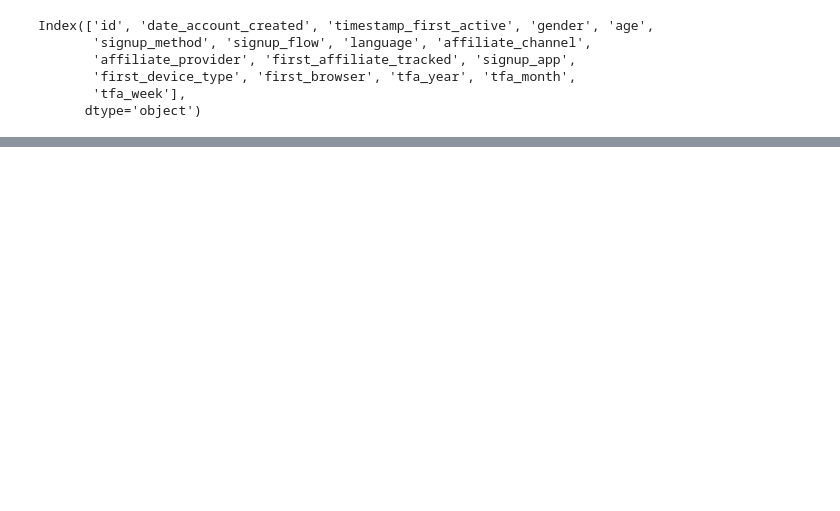
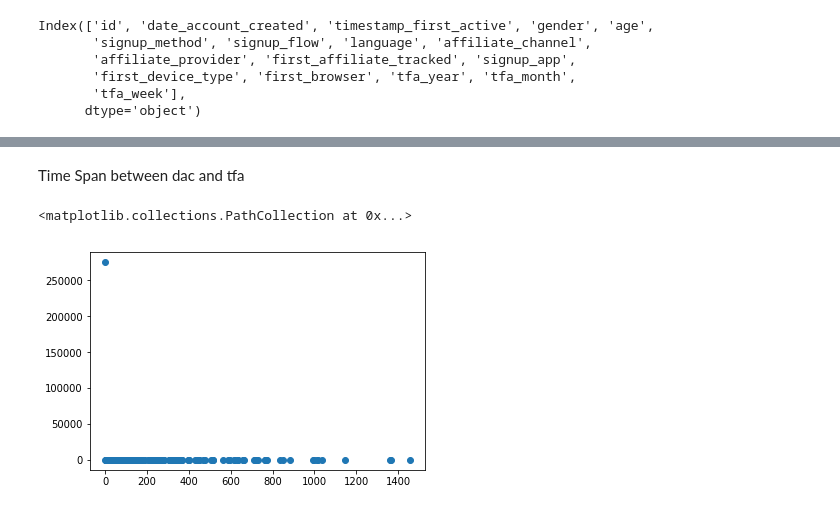
Before and after one commit to Payne098/airbnb, a Jupyter notebook: airbnb_FeatureEngineering.ipynb, the cells around one changed output, grey strips where cells are left out. Cells and saved outputs as stored; diff of their text form; code cells hidden in the pictures; blank space fills up the shorter version.

```diff
--- a/airbnb_FeatureEngineering.ipynb
+++ b/airbnb_FeatureEngineering.ipynb
@@ -360,0 +381,7 @@ Index(['id', 'date_account_created', 'timestamp_first_active', 'gender', 'age',
+# %%
+df['tfa_season'] = np.array([get_season(dt) for dt in tfa])
+# %%
+#one hot encoding
+df_tfa_season = pd.get_dummies(df.tfa_season, prefix = 'tfa_season')
+df = pd.concat((df, df_tfa_season), axis = 1)
+df.drop(['tfa_season'], axis = 1, inplace = True)
@@ -360,0 +401,2 @@ Index(['id', 'date_account_created', 'timestamp_first_active', 'gender', 'age',
+# %%
+dac = pd.to_datetime(df.date_account_created)
@@ -360,0 +431,9 @@ Index(['id', 'date_account_created', 'timestamp_first_active', 'gender', 'age',
+# %% [markdown]
+Time Span between dac and tfa
+# %%
+dt_span = dac.subtract(tfa).dt.days
+# %%
+plt.scatter(dt_span.value_counts().index.values, dt_span.value_counts().values)
+# %% [output]
+<matplotlib.collections.PathCollection at 0x...>
+[figure, added]
```
Also changed, not shown: parts of 47 cells of this notebook.
